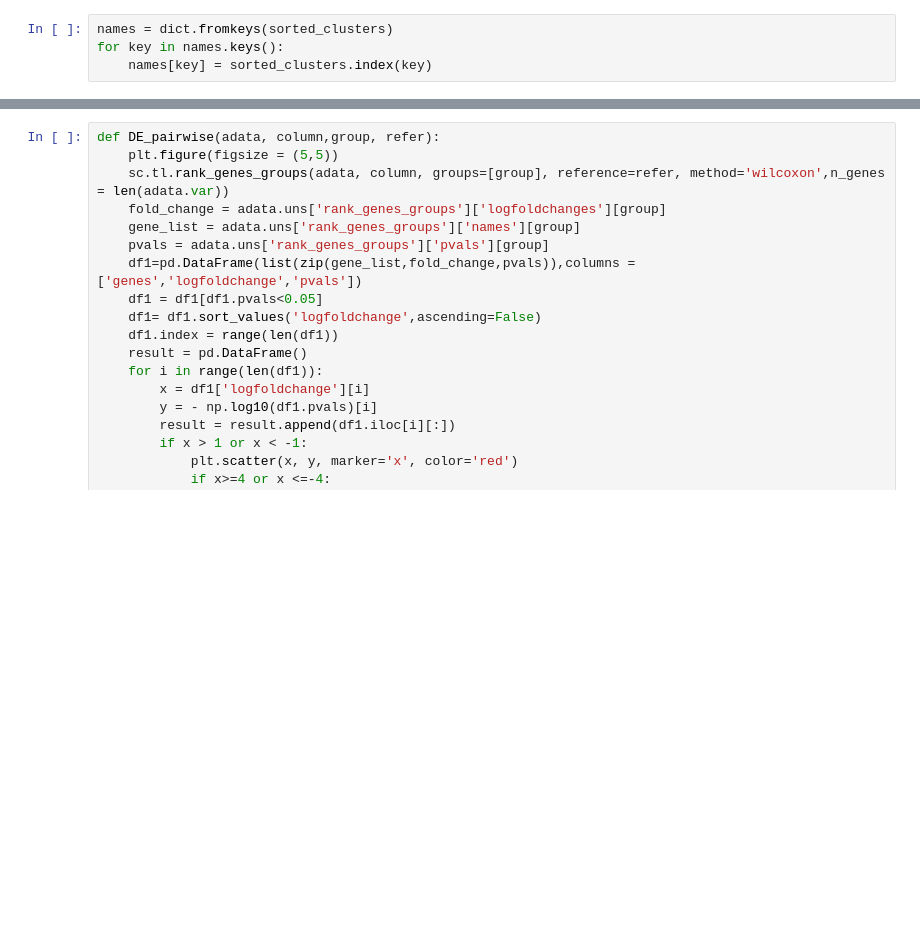
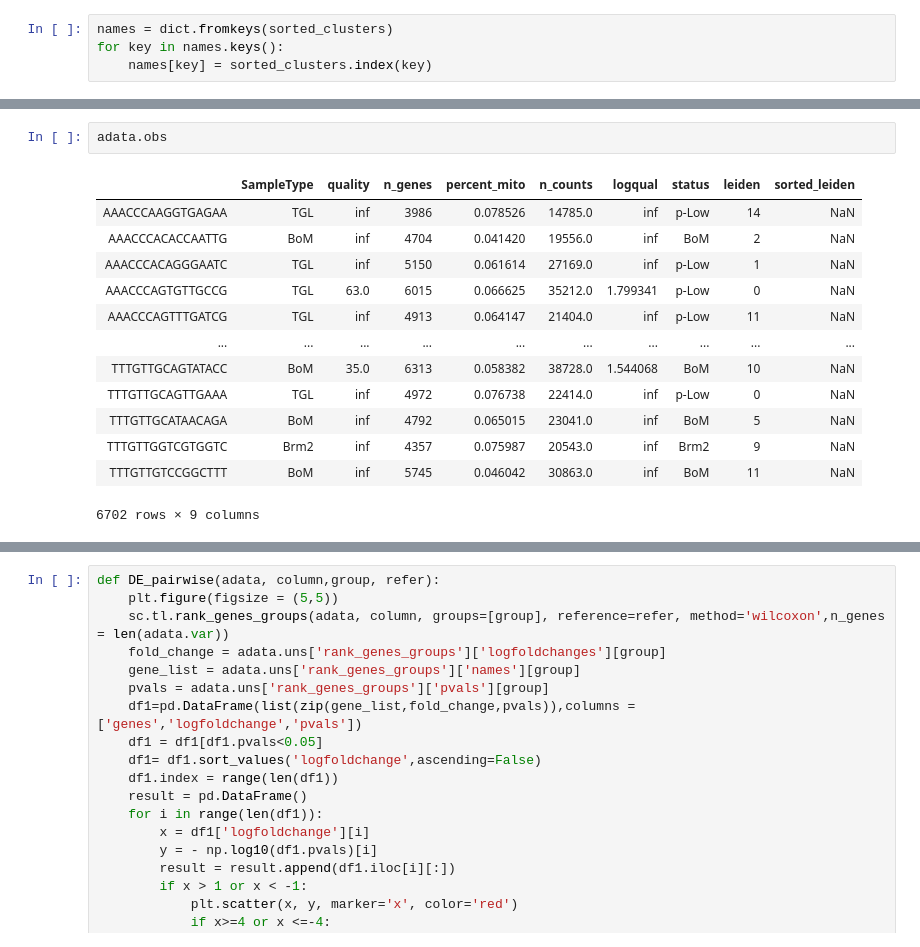
Before and after one commit to UCSFSystemsBio/BP205B_2020, a Jupyter notebook: DE_MDA.ipynb, the cells around one changed output, grey strips where cells are left out. Drawn from its saved outputs; the diff is of its cells as text; blank space fills up the shorter version.

```diff
--- a/DE_MDA.ipynb
+++ b/DE_MDA.ipynb
@@ -162 +324,17 @@ ax.grid(b=None)
+# %%
+adata.obs
+# %% [output]
+|  | SampleType | quality | n_genes | percent_mito | n_counts | logqual | status | leiden | sorted_leiden |
+| AAACCCAAGGTGAGAA | TGL | inf | 3986 | 0.078526 | 14785.0 | inf | p-Low | 14 | NaN |
+| AAACCCACACCAATTG | BoM | inf | 4704 | 0.041420 | 19556.0 | inf | BoM | 2 | NaN |
+| AAACCCACAGGGAATC | TGL | inf | 5150 | 0.061614 | 27169.0 | inf | p-Low | 1 | NaN |
+| AAACCCAGTGTTGCCG | TGL | 63.0 | 6015 | 0.066625 | 35212.0 | 1.799341 | p-Low | 0 | NaN |
+| AAACCCAGTTTGATCG | TGL | inf | 4913 | 0.064147 | 21404.0 | inf | p-Low | 11 | NaN |
+| ... | ... | ... | ... | ... | ... | ... | ... | ... | ... |
+| TTTGTTGCAGTATACC | BoM | 35.0 | 6313 | 0.058382 | 38728.0 | 1.544068 | BoM | 10 | NaN |
+| TTTGTTGCAGTTGAAA | TGL | inf | 4972 | 0.076738 | 22414.0 | inf | p-Low | 0 | NaN |
+| TTTGTTGCATAACAGA | BoM | inf | 4792 | 0.065015 | 23041.0 | inf | BoM | 5 | NaN |
+| TTTGTTGGTCGTGGTC | Brm2 | inf | 4357 | 0.075987 | 20543.0 | inf | Brm2 | 9 | NaN |
+| TTTGTTGTCCGGCTTT | BoM | inf | 5745 | 0.046042 | 30863.0 | inf | BoM | 11 | NaN |
+6702 rows × 9 columns
 # %%
```
Also changed, not shown: parts of 19 cells of this notebook.
